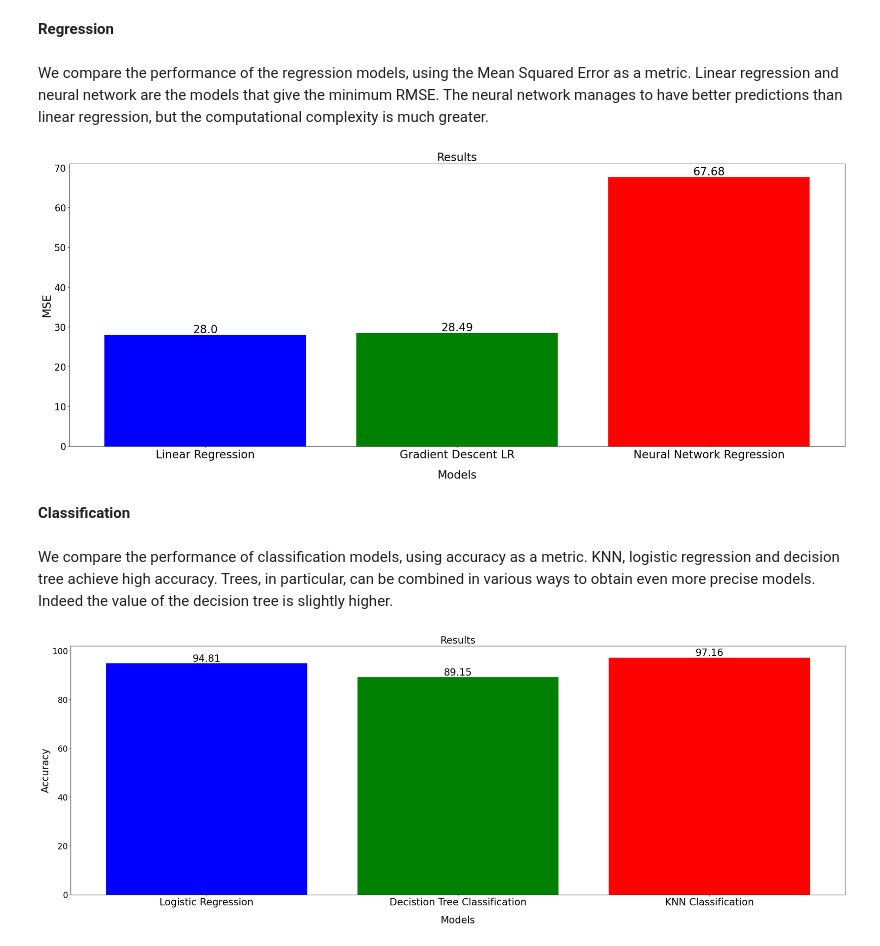
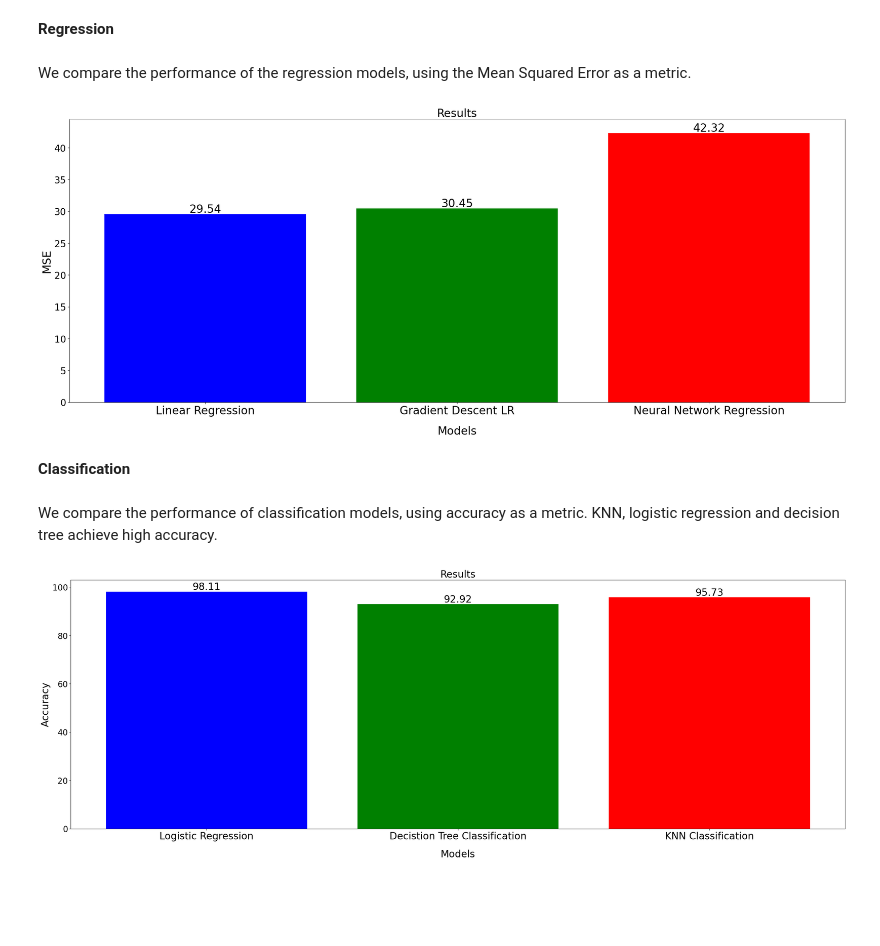
Before and after one commit to Marco-Pedicillo/Fondamenti-di-IA, a Jupyter notebook: Copia_di_Homework_Fondamenti_di_IA_AA_2023_24.ipynb, the cells around one changed output. Saved outputs shown, nothing was run; the diff lists cells and outputs as text; code cells hidden in the pictures; blank space fills up the shorter version.

```diff
--- a/Copia_di_Homework_Fondamenti_di_IA_AA_2023_24.ipynb
+++ b/Copia_di_Homework_Fondamenti_di_IA_AA_2023_24.ipynb
@@ -1603,0 +1610,17 @@ print(" mean square error neural network:",mse_nn)
+# %%
+w_nn = neural_network(X_training_nn, Y_training_nn, [100, ], 0.0001, num_epochs=20000)
+Y_pred_nn = predict_nn(X_test_nn, w_nn)
+
+################### MSE ###################
+mse_nn = mean_squared_error(Y_test_nn, Y_pred_nn)
+print("MSE Neural Network:", mse_nn)
+print('*'*50)
+
+################### RMSE ###################
+print("RMSE Neural Network:", np.sqrt(mse_nn))
+print('*'*50)
+
+################### MAE ###################
+mae_nn = mean_absolute_error(Y_test_nn, Y_pred_nn)
+print("MAE Neural Network:", mae_nn)
+print('*'*50)
@@ -1653,32 +1685,31 @@ MSE obtained with SKlearn in NN: 4.347937157833833
 **Regression**
 # %% [markdown]
 We compare the performance of the regression models, using the Mean Squared Error as a metric.
-Linear regression and neural network are the models that give the minimum RMSE. The neural network manages to have better predictions than linear regression, but the computational complexity is much greater.
 # %%
 data=[{'Linear Regression':MSE, \
-       'Gradient Descent LR':mse, \
+       'Gradient Descent LR':mse_gradient, \
        'Neural Network Regression':mse_nn \
        }]
 hist_df = pd.DataFrame(data,index=['Mean Squared Error'])
 plt.figure(figsize=(30,11))
 plt.title('Results', fontsize=24)
 plt.ylabel('MSE', fontsize=24)
 plt.xlabel('Models', fontsize=24, labelpad=20)
 plt.xticks(fontsize=24)
 plt.yticks(fontsize=20)
 colors = ['blue', 'green', 'red']
 plt.bar(hist_df.columns.to_numpy(),hist_df.values[0],color=colors)
 for i in range(hist_df.shape[1]):
-    mse=hist_df.values[0][i]
-    plt.text(i, mse-0.1, str(round(mse,2)), ha='center', va='bottom', fontsize=24)
+    val=hist_df.values[0][i]
+    plt.text(i, val-0.1, str(round(val,2)), ha='center', va='bottom', fontsize=24)
 plt.show()
 # %% [output]
-[figure, old version]
+[figure, new version]
 # %% [markdown]
 **Classification**
 # %% [markdown]
 We compare the performance of classification models, using accuracy as a metric.
-KNN, logistic regression and decision tree achieve high accuracy. Trees, in particular, can be combined in various ways to obtain even more precise models. Indeed the value of the decision tree is slightly higher.
+KNN, logistic regression and decision tree achieve high accuracy.
 # %%
 data=[{'Logistic Regression':acc_logistic*100, \
        'Decistion Tree Classification':acc_ldt*100, \
@@ -1694,8 +1725,8 @@ plt.yticks(fontsize=20)
 colors = ['blue', 'green', 'red']
 plt.bar(hist_df.columns.to_numpy(),hist_df.values[0],color=colors)
 for i in range(hist_df.shape[1]):
-    mse=hist_df.values[0][i]
-    plt.text(i, mse-0.1, str(round(mse,2)), ha='center', va='bottom', fontsize=24)
+    val=hist_df.values[0][i]
+    plt.text(i, val-0.1, str(round(val,2)), ha='center', va='bottom', fontsize=24)
 plt.show()
 # %% [output]
-[figure, old version]
+[figure, new version]
```
Also changed, not shown: parts of 23 cells of this notebook.
